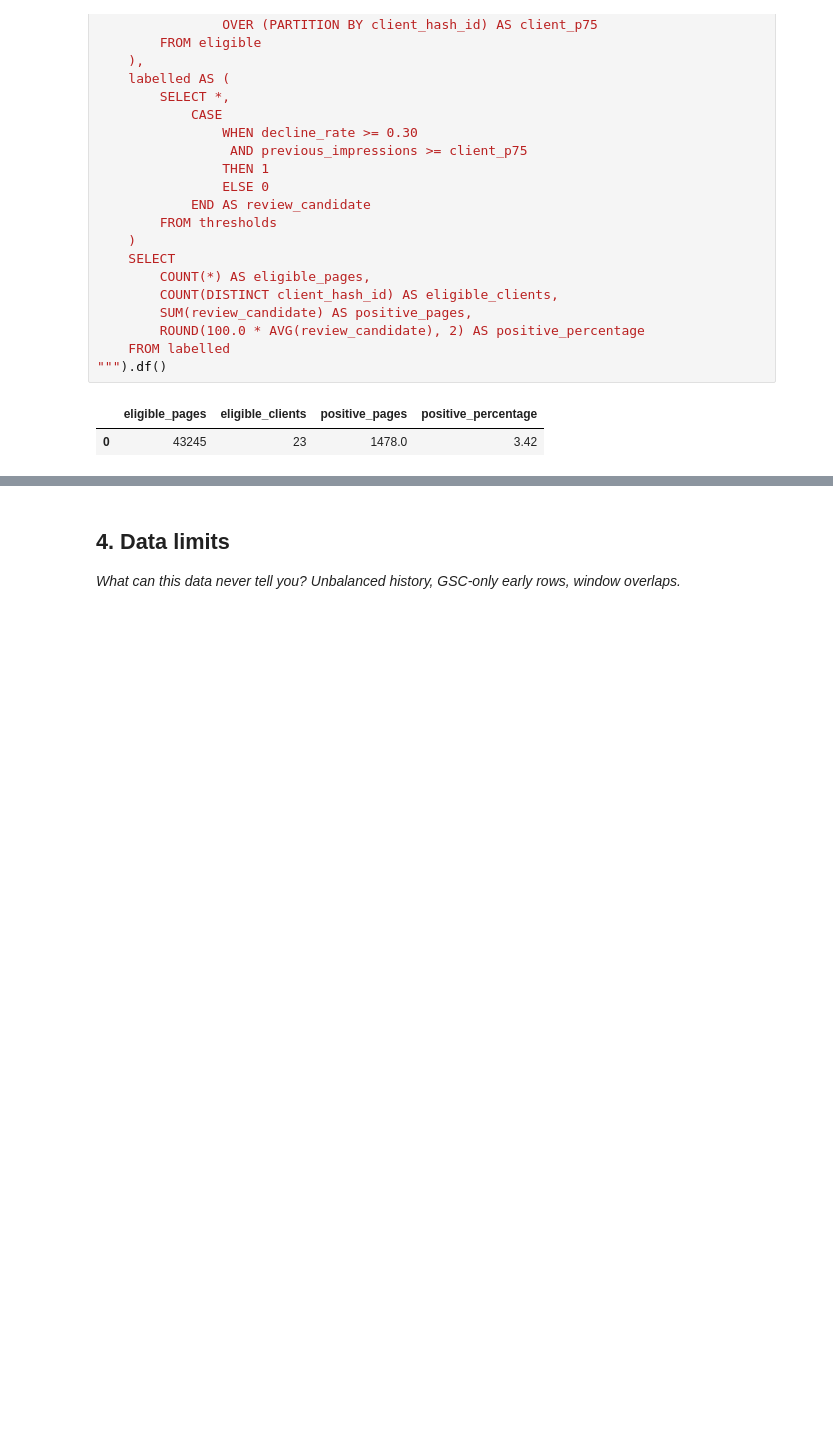
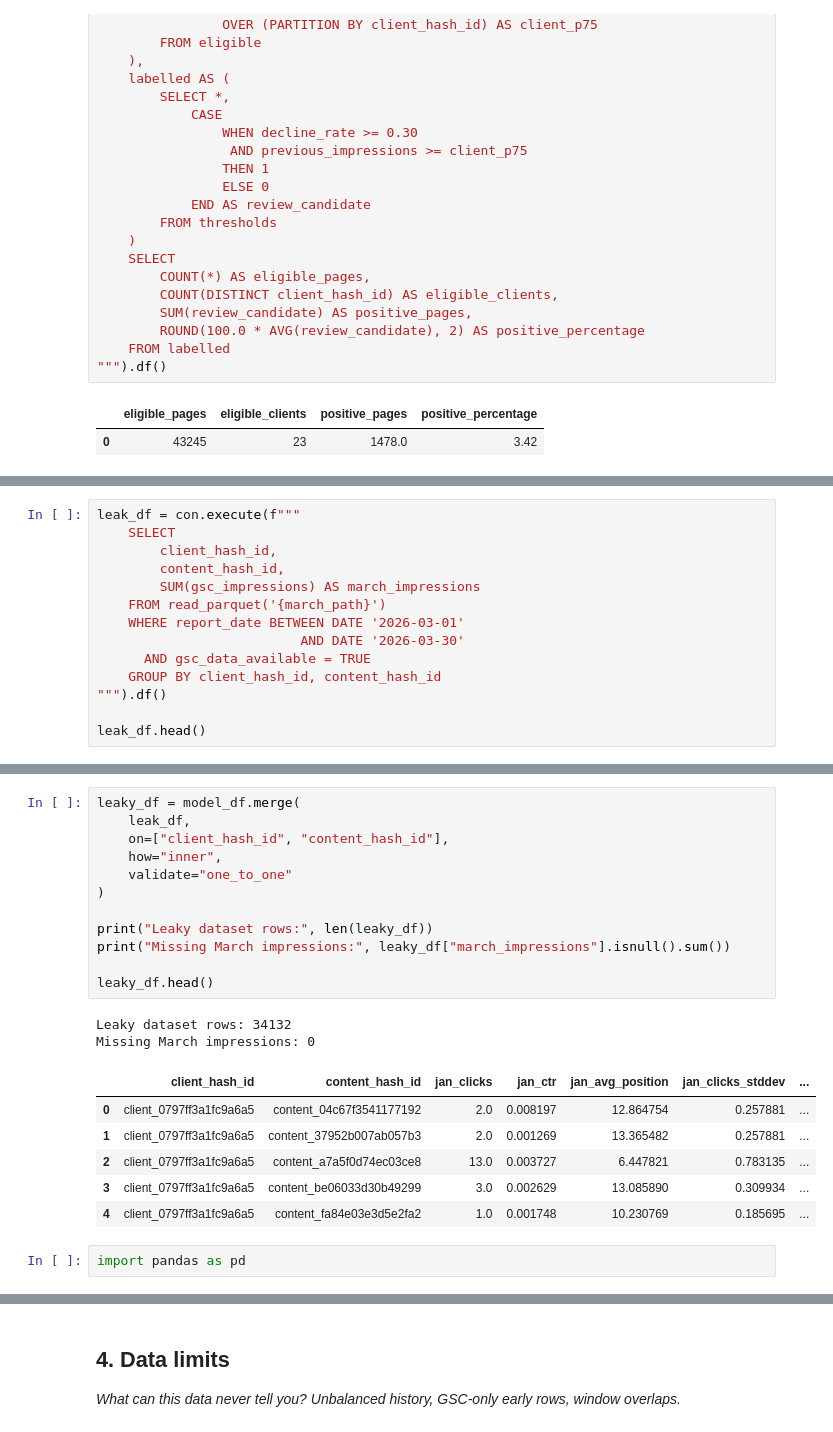
Before and after one commit to neelamobaid/flyrank-ml-internship, a Jupyter notebook: work/notebooks/w03_data_contract.ipynb, the cells around one changed output, grey strips where cells are left out. Drawn from its saved outputs; the diff is of its cells as text; blank space fills up the shorter version.

```diff
--- a/work/notebooks/w03_data_contract.ipynb
+++ b/work/notebooks/w03_data_contract.ipynb
@@ -909,0 +1398,14 @@ con.execute(f"""
+# %%
+leak_df = con.execute(f"""
+    SELECT
+        client_hash_id,
+        content_hash_id,
+        SUM(gsc_impressions) AS march_impressions
+    FROM read_parquet('{march_path}')
+    WHERE report_date BETWEEN DATE '2026-03-01'
+                          AND DATE '2026-03-30'
+      AND gsc_data_available = TRUE
+    GROUP BY client_hash_id, content_hash_id
+""").df()
+
+leak_df.head()
@@ -909,0 +1419,23 @@ con.execute(f"""
+# %%
+leaky_df = model_df.merge(
+    leak_df,
+    on=["client_hash_id", "content_hash_id"],
+    how="inner",
+    validate="one_to_one"
+)
+
+print("Leaky dataset rows:", len(leaky_df))
+print("Missing March impressions:", leaky_df["march_impressions"].isnull().sum())
+
+leaky_df.head()
+# %% [output]
+Leaky dataset rows: 34132
+Missing March impressions: 0
+|  | client_hash_id | content_hash_id | jan_clicks | jan_ctr | jan_avg_position | jan_clicks_stddev | ... |
+| 0 | client_0797ff3a1fc9a6a5 | content_04c67f3541177192 | 2.0 | 0.008197 | 12.864754 | 0.257881 | ... |
+| 1 | client_0797ff3a1fc9a6a5 | content_37952b007ab057b3 | 2.0 | 0.001269 | 13.365482 | 0.257881 | ... |
+| 2 | client_0797ff3a1fc9a6a5 | content_a7a5f0d74ec03ce8 | 13.0 | 0.003727 | 6.447821 | 0.783135 | ... |
+| 3 | client_0797ff3a1fc9a6a5 | content_be06033d30b49299 | 3.0 | 0.002629 | 13.085890 | 0.309934 | ... |
+| 4 | client_0797ff3a1fc9a6a5 | content_fa84e03e3d5e2fa2 | 1.0 | 0.001748 | 10.230769 | 0.185695 | ... |
+# %%
+import pandas as pd
```
Also changed, not shown: parts of 31 cells of this notebook.
